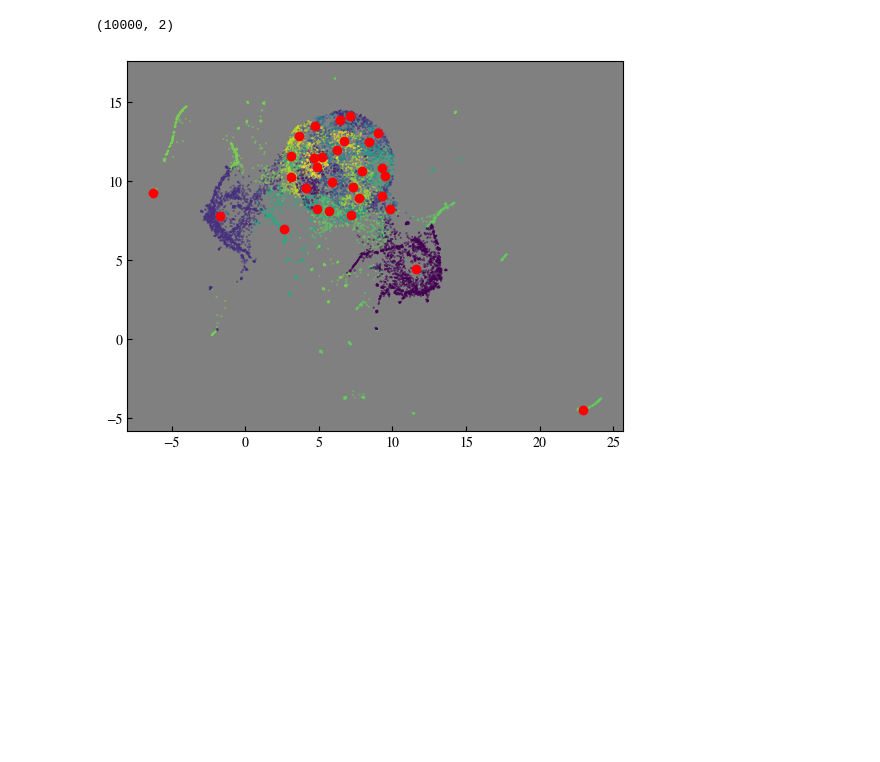
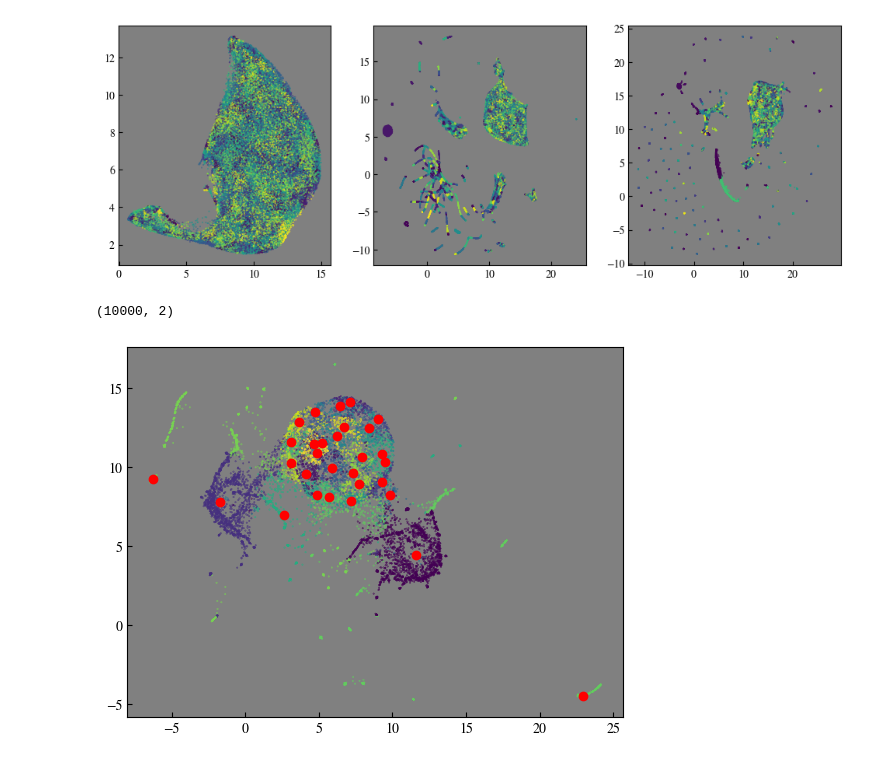
Before and after one commit to HugoLeRoy94/ClusterAnalysis, a Jupyter notebook: notebooks/toy_model/04_UMAP.ipynb, the cells around one changed output. Cells and saved outputs as stored; diff of their text form; code cells hidden in the pictures; blank space fills up the shorter version.

```diff
--- a/notebooks/toy_model/04_UMAP.ipynb
+++ b/notebooks/toy_model/04_UMAP.ipynb
@@ -17 +38,9 @@ import src.viz
+# %%
+fig,ax = plt.subplots(ncols=3,figsize=(12,4))
+for i in range(3):
+    ax[i].scatter(data[i][:,0],data[i][:,1],c=embs[i].labels,s=0.1)
+    #ax[i].scatter(cluster_centers[i][:,0],cluster_centers[i][:,1],c='red')
+    ax[i].set_facecolor('grey')
+# %% [output]
+[figure, added]
 # %%
```
Also changed, not shown: parts of 4 cells of this notebook, 10 other files.
